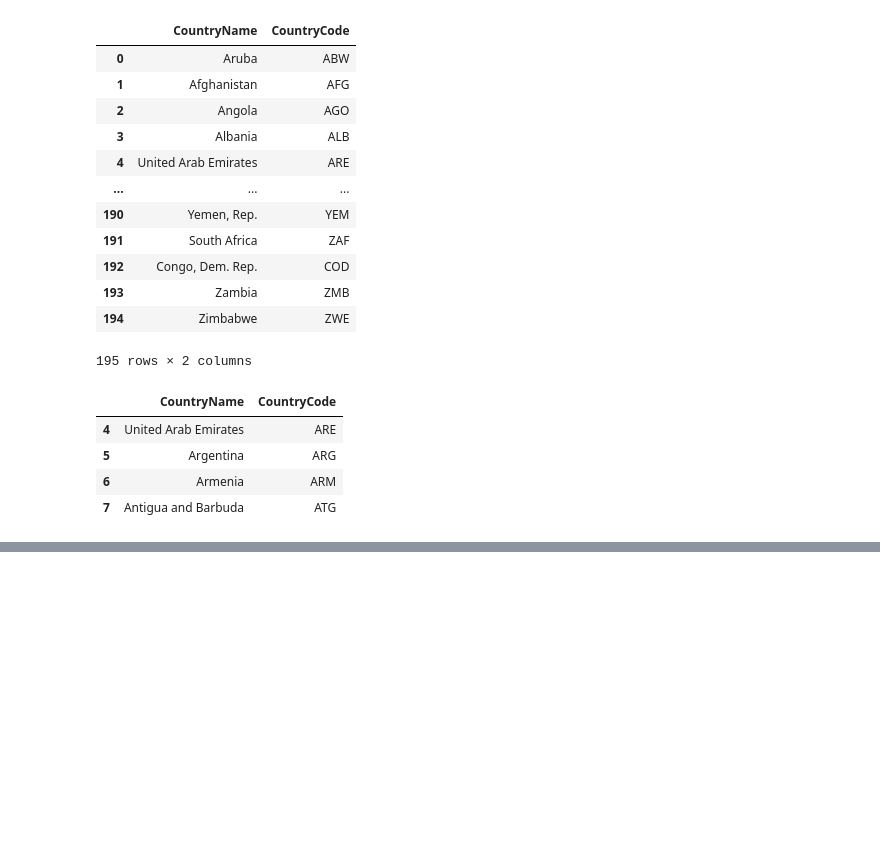
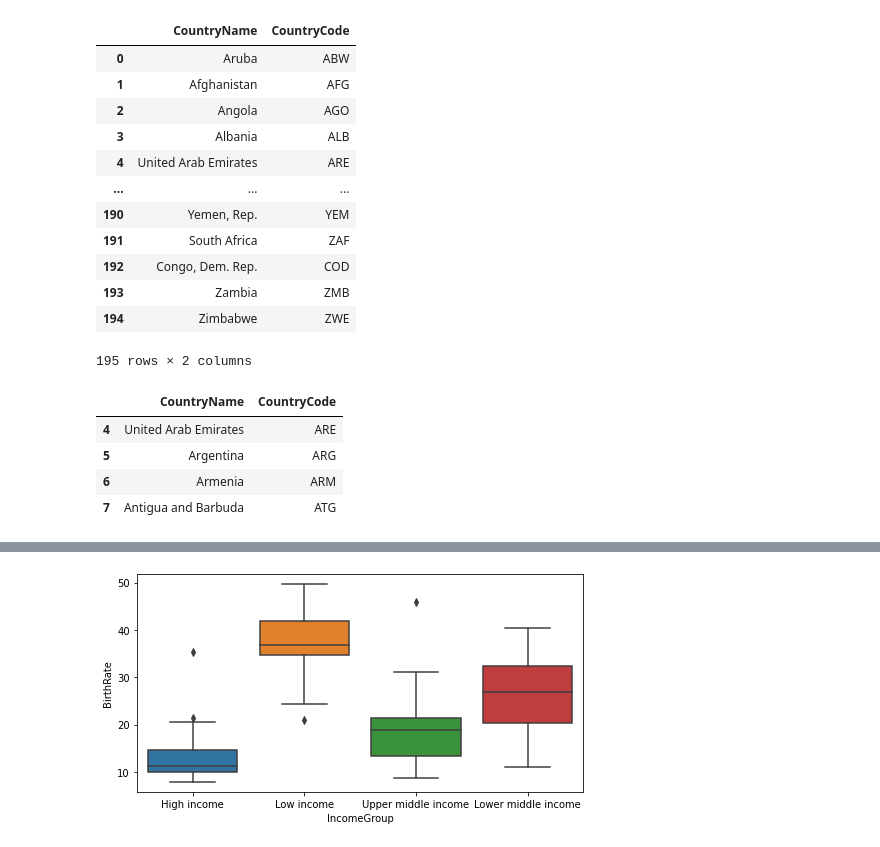
Before and after one commit to lazycoder181/JupyterNotebook, a Jupyter notebook: dataframes.ipynb, the cells around one changed output, grey strips where cells are left out. Saved outputs shown, nothing was run; the diff lists cells and outputs as text; code cells hidden in the pictures; blank space fills up the shorter version.

```diff
--- a/dataframes.ipynb
+++ b/dataframes.ipynb
@@ -242,0 +348,5 @@ df_subset
+# %%
+#Boxplots
+vis_2 = sns.boxplot(data = df, x = "IncomeGroup", y = "BirthRate")
+# %% [output]
+[figure, added]
```
Also changed, not shown: parts of 16 cells of this notebook.
